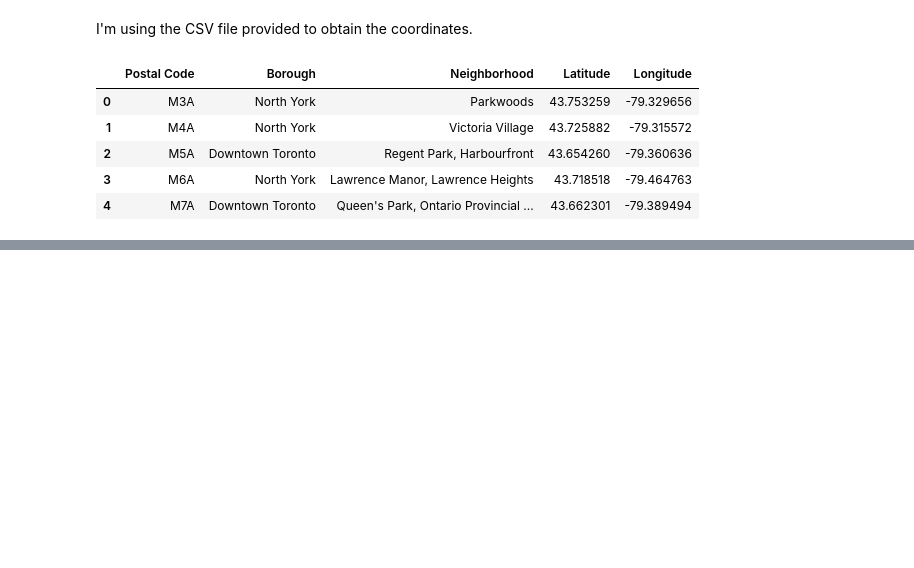
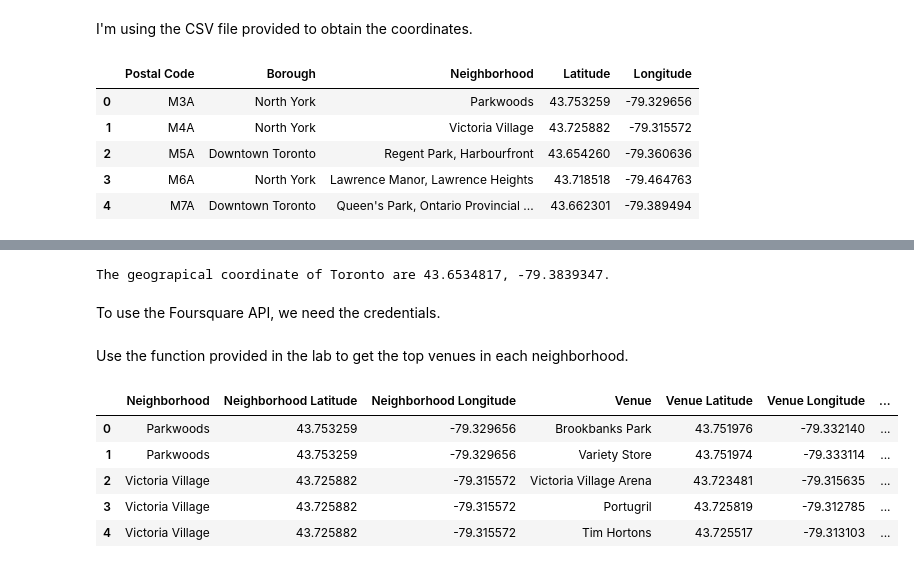
Before and after one commit to erkwang/Coursera_capstone, a Jupyter notebook: Segmenting and Clustering.ipynb, the cells around one changed output, grey strips where cells are left out. Drawn from its saved outputs; the diff is of its cells as text; code cells hidden in the pictures; blank space fills up the shorter version.

```diff
--- a/Segmenting and Clustering.ipynb
+++ b/Segmenting and Clustering.ipynb
@@ -84,0 +94,12 @@ nbhd_df.head()
+# %%
+address='Toronto, CA'
+
+geolocator = Nominatim(user_agent="toronto_explorer")
+location = geolocator.geocode(address)
+toronto_lat = location.latitude
+toronto_long = location.longitude
+print('The geograpical coordinate of Toronto are {}, {}.'.format(latitude, longitude))
+# %% [output]
+The geograpical coordinate of Toronto are 43.6534817, -79.3839347.
+# %% [markdown]
+To use the Foursquare API, we need the credentials.
@@ -84,0 +113,2 @@ nbhd_df.head()
+# %% [markdown]
+Use the function provided in the lab to get the top venues in each neighborhood.
@@ -84,0 +154,20 @@ nbhd_df.head()
+# %%
+# obtain the venues from Foursquare
+toronto_venues = getNearbyVenues(names=nbhd_df['Neighborhood'],
+                                   latitudes=nbhd_df['Latitude'],
+                                   longitudes=nbhd_df['Longitude']
+                                  )
+
+# merge with previous neighborhood table to add postal code and borough info
+toronto_venues=pd.merge(toronto_venues, nbhd_df, on='Neighborhood')
+
+toronto_venues=toronto_venues.drop(['Latitude','Longitude'], axis=1)
+
+toronto_venues.head()
+# %% [output]
+|  | Neighborhood | Neighborhood Latitude | Neighborhood Longitude | Venue | Venue Latitude | Venue Longitude | ... |
+| 0 | Parkwoods | 43.753259 | -79.329656 | Brookbanks Park | 43.751976 | -79.332140 | ... |
+| 1 | Parkwoods | 43.753259 | -79.329656 | Variety Store | 43.751974 | -79.333114 | ... |
+| 2 | Victoria Village | 43.725882 | -79.315572 | Victoria Village Arena | 43.723481 | -79.315635 | ... |
+| 3 | Victoria Village | 43.725882 | -79.315572 | Portugril | 43.725819 | -79.312785 | ... |
+| 4 | Victoria Village | 43.725882 | -79.315572 | Tim Hortons | 43.725517 | -79.313103 | ... |
```
Also changed, not shown: parts of 13 cells of this notebook.
